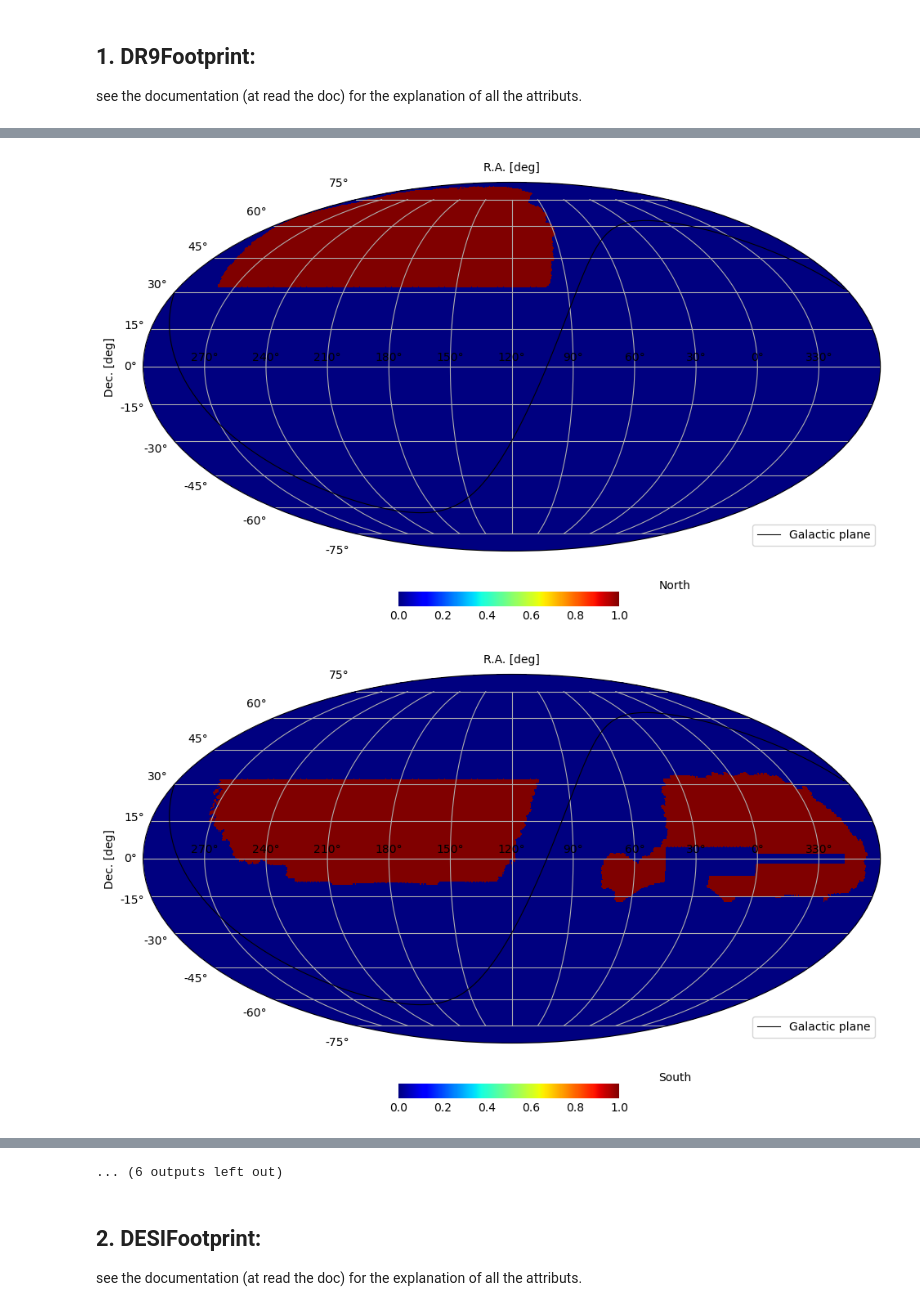
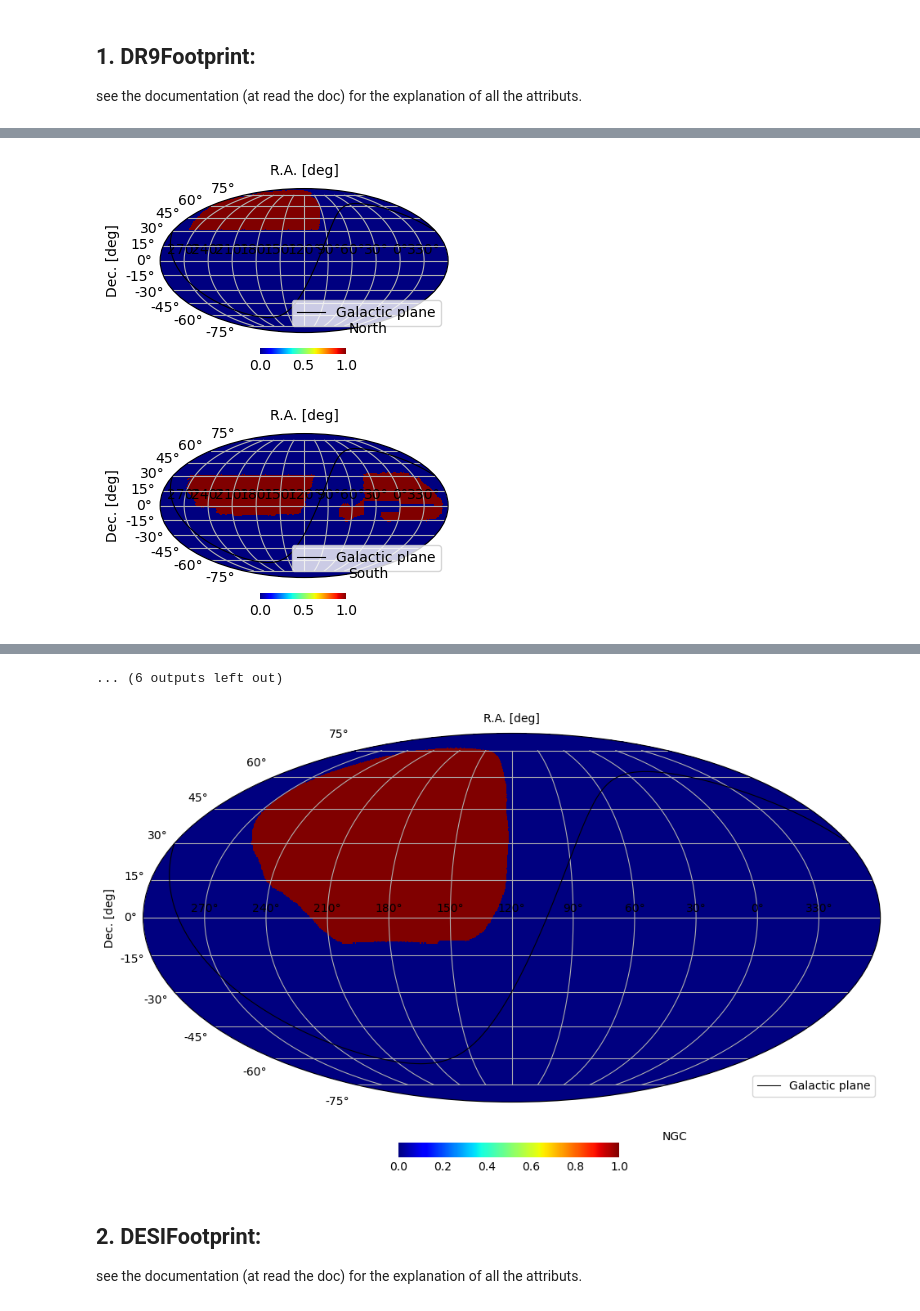
Before and after one commit to echaussidon/regressis, a Jupyter notebook: nb/footprint.ipynb, the cells around one changed output, grey strips where cells are left out. Drawn from its saved outputs; the diff is of its cells as text; code cells hidden in the pictures.

Commit message:
add Planck mask

```diff
--- a/nb/footprint.ipynb
+++ b/nb/footprint.ipynb
@@ -33,3 +34,0 @@ available regions:  ['North', 'South', 'South_ngc', 'South_sgc', 'Des', 'South_a
-# %%
-for region in dr9_footprint.default_regions:
-    plot_moll(dr9_footprint(region), galactic_plane=True, label=region)
@@ -40,6 +35,6 @@ for region in dr9_footprint.default_regions:
 # %%
 for region in dr9_footprint.available_regions:
-    plot_moll(dr9_footprint(region), galactic_plane=True, label=region)
+    plot_moll(dr9_footprint(region), galactic_plane=True, label=region, figsize=(5,3))
 # %% [output]
-[figure, old version]
+[figure, new version]
-[figure, old version]
+[figure, new version]
@@ -56,4 +51,9 @@ for region in dr9_footprint.available_regions:
 ... (6 outputs left out)
+# %%
+for region in ['NGC', 'SGC']:
+    plot_moll(dr9_footprint(region, planck_mask='GAL040'), galactic_plane=True, label=region)
+# %% [output]
+[figure, added]
 # %% [markdown]
 
 ## 2. DESIFootprint:
```
Also changed, not shown: parts of 3 cells of this notebook, 3 other files.
